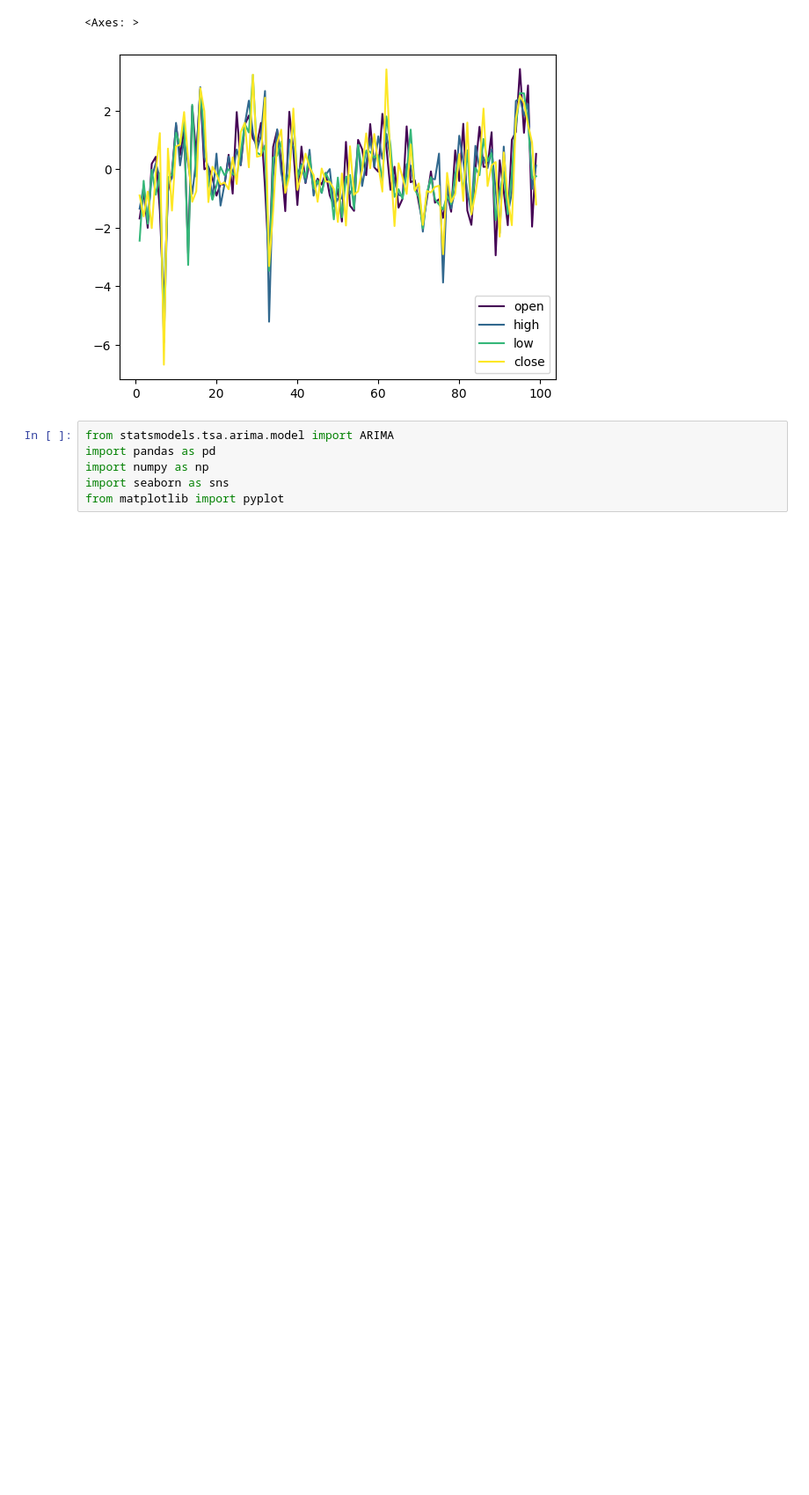
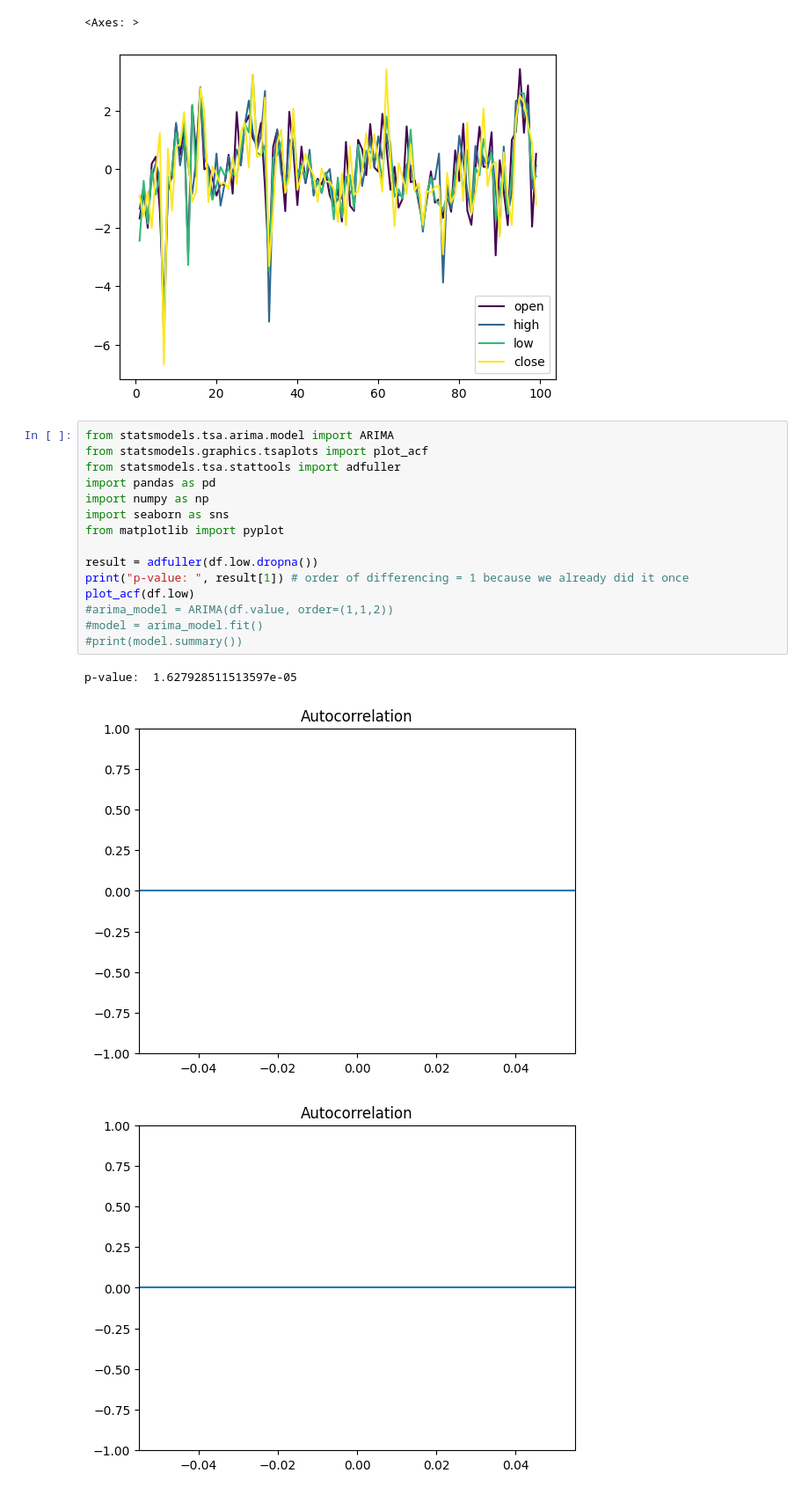
Before and after one commit to ayyao2/daml-stockprice, a Jupyter notebook: timeseries/load_data.ipynb, the cells around one changed output. Shown at 88% size. Cells and saved outputs as stored; diff of their text form; blank space fills up the shorter version.

```diff
--- a/timeseries/load_data.ipynb
+++ b/timeseries/load_data.ipynb
@@ -96,7 +96,20 @@ df.plot(colormap='viridis')
 [figure]
 # %%
 from statsmodels.tsa.arima.model import ARIMA
+from statsmodels.graphics.tsaplots import plot_acf
+from statsmodels.tsa.stattools import adfuller
 import pandas as pd
 import numpy as np
 import seaborn as sns
 from matplotlib import pyplot
+
+result = adfuller(df.low.dropna())
+print("p-value: ", result[1]) # order of differencing = 1 because we already did it once
+plot_acf(df.low)
+#arima_model = ARIMA(df.value, order=(1,1,2))
+#model = arima_model.fit()
+#print(model.summary())
+# %% [output]
+p-value:  1.627928511513597e-05
+[figure, added]
+[figure, added]
```
